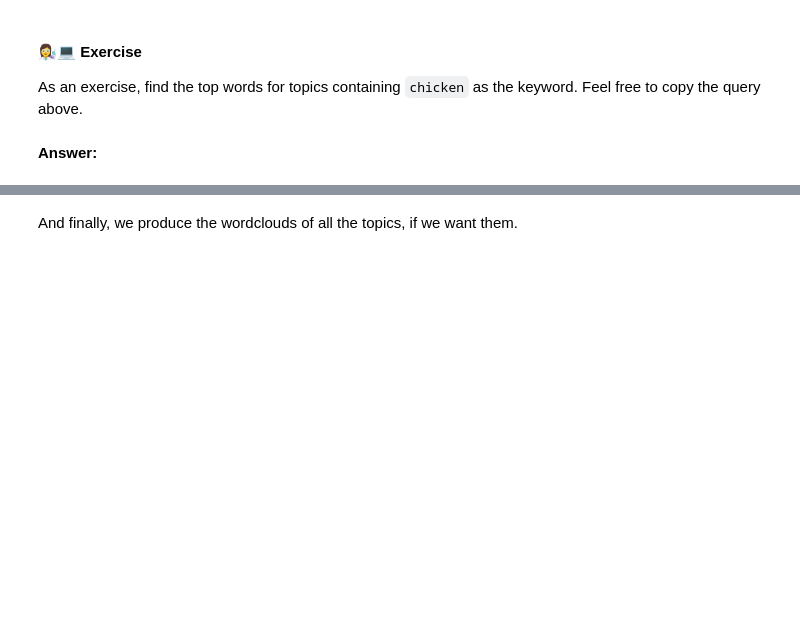
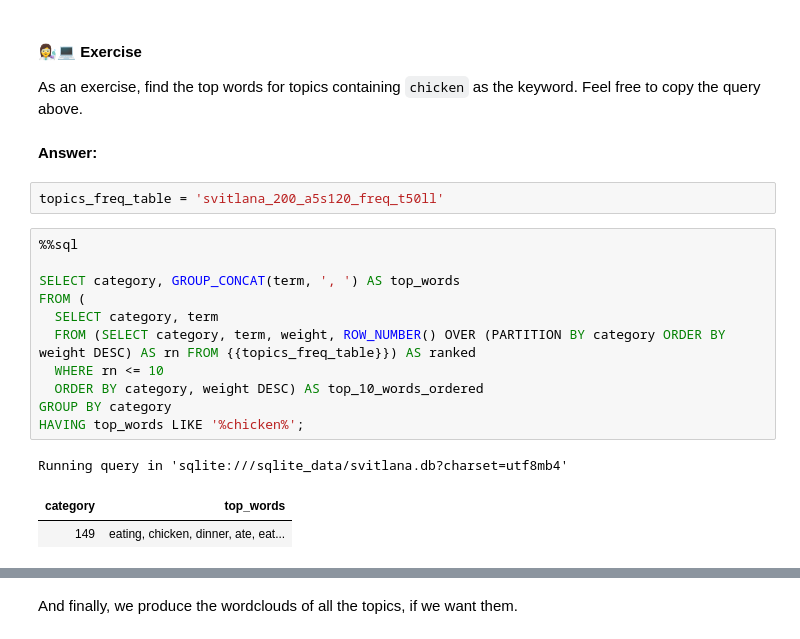
Before and after one commit to CompPsychology/psych290_colab_public, a Jupyter notebook: notebooks/week-07/W7_Tutorial_11_DLATK_modeling_LDA_topics_(dla_tutorial,svitlana)_withSolutions.ipynb, the cells around one changed output, grey strips where cells are left out. Saved outputs shown, nothing was run; the diff lists cells and outputs as text; blank space fills up the shorter version.

```diff
--- a/notebooks/week-07/W7_Tutorial_11_DLATK_modeling_LDA_topics_(dla_tutorial,svitlana)_withSolutions.ipynb
+++ b/notebooks/week-07/W7_Tutorial_11_DLATK_modeling_LDA_topics_(dla_tutorial,svitlana)_withSolutions.ipynb
@@ -640,3 +640,20 @@ Mallet decides on these conventions for naming the two tables `_cp` is condition
 As an exercise, find the top words for topics containing `chicken` as the keyword. Feel free to copy the query above.
 # %% [markdown]
 **Answer:**
+# %%
+topics_freq_table = 'svitlana_200_a5s120_freq_t50ll'
+# %%
+%%sql
+
+SELECT category, GROUP_CONCAT(term, ', ') AS top_words
+FROM (
+  SELECT category, term
+  FROM (SELECT category, term, weight, ROW_NUMBER() OVER (PARTITION BY category ORDER BY weight DESC) AS rn FROM {{topics_freq_table}}) AS ranked
+  WHERE rn <= 10
+  ORDER BY category, weight DESC) AS top_10_words_ordered
+GROUP BY category
+HAVING top_words LIKE '%chicken%';
+# %% [output]
+Running query in 'sqlite:///sqlite_data/svitlana.db?charset=utf8mb4'
+| category | top_words |
+| 149 | eating, chicken, dinner, ate, eat... |
```
Also changed, not shown: parts of 1 cell of this notebook.
